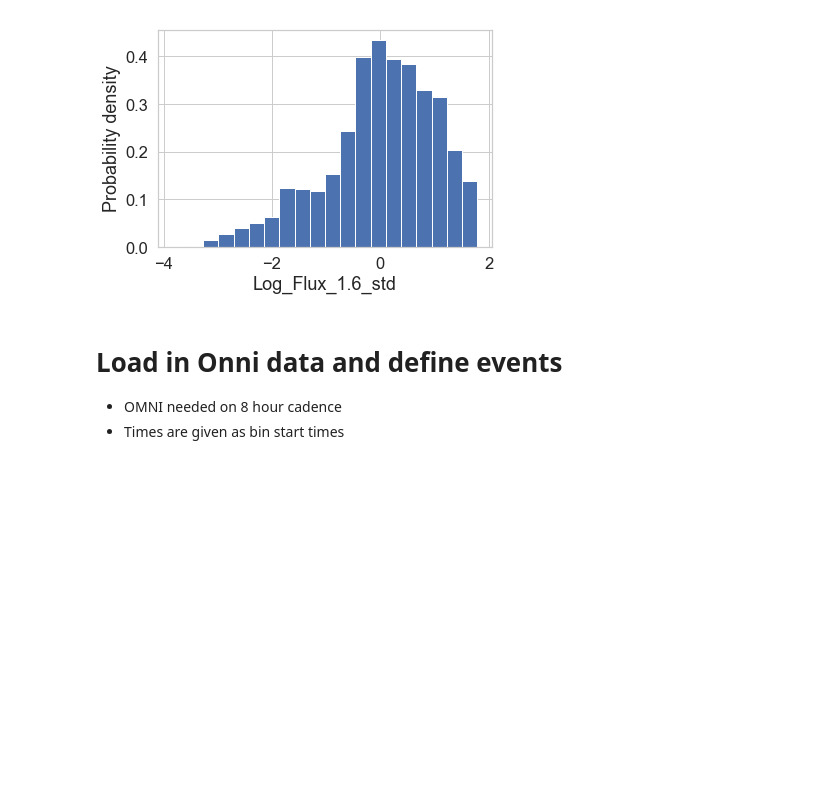
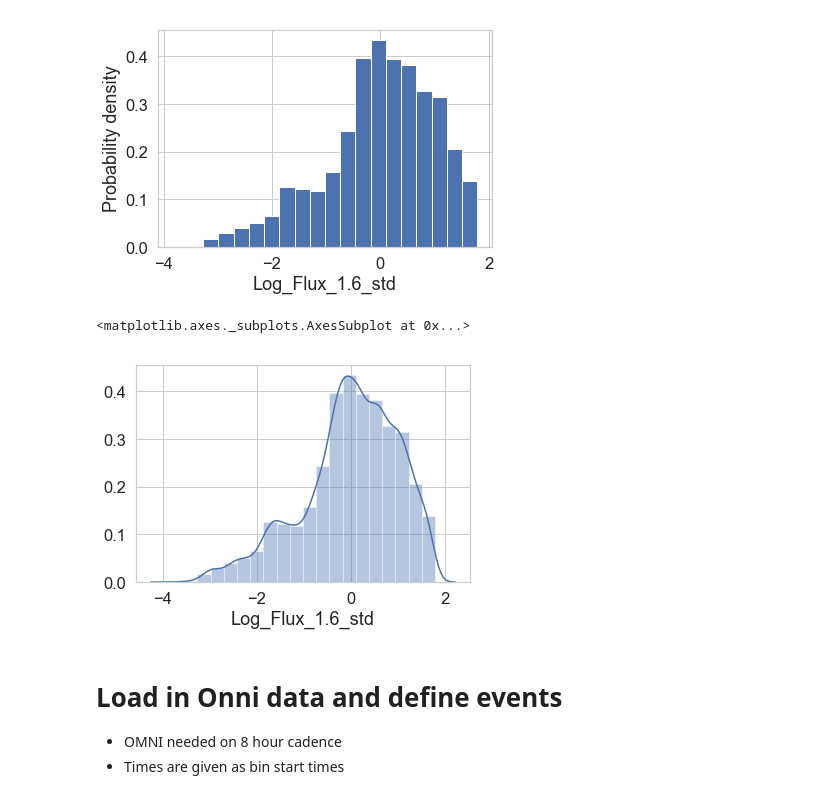
Before and after one commit to balarsen/GPSFluxForecast, a Jupyter notebook: Notebooks/Define Events and Prep Event Data.ipynb, the cells around one changed output. Saved outputs shown, nothing was run; the diff lists cells and outputs as text; code cells hidden in the pictures; blank space fills up the shorter version.

```diff
--- a/Notebooks/Define Events and Prep Event Data.ipynb
+++ b/Notebooks/Define Events and Prep Event Data.ipynb
@@ -76,6 +74,11 @@ plt.ylabel('Probability density')
 # %% [output]
 Text(0, 0.5, 'Probability density')
 [figure]
+# %%
+sns.distplot(df, bins=20)
+# %% [output]
+<matplotlib.axes._subplots.AxesSubplot at 0x...>
+[figure, added]
 # %% [markdown]
 # Load in Onni data and define events
 * OMNI needed on 8 hour cadence
```
Also changed, not shown: parts of 3 cells of this notebook, 2 other files.
